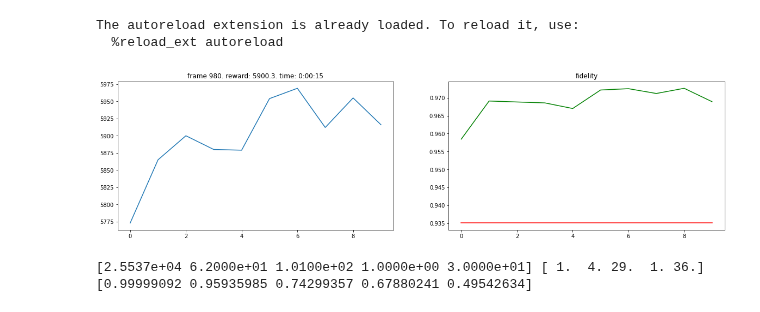
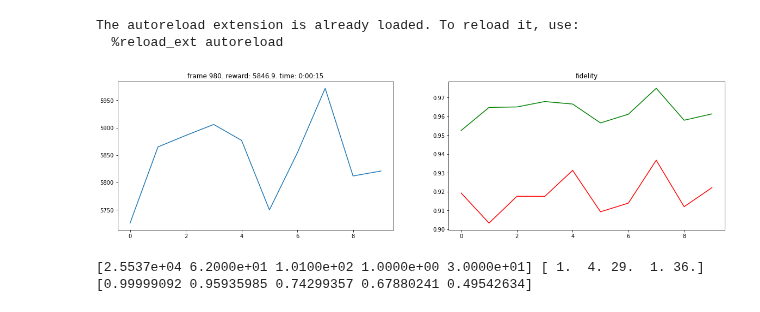
Before and after one commit to farice/SpectatorQubits, a Jupyter notebook: MAB-discrete-v2.ipynb, the cells around one changed output. Drawn from its saved outputs; the diff is of its cells as text; code cells hidden in the pictures.

```diff
--- a/MAB-discrete-v2.ipynb
+++ b/MAB-discrete-v2.ipynb
@@ -188,36 +188,36 @@ for frame_idx in range(1, MAX_FRAMES + 1):
     # print("reward: ", reward)
     observation = None if done else observation
 
     # generally, in RL we would consider r(s | s', a)
     # given a state transition s' -> s due to action a
     # for now, we are only interested in r(s', a)
     ts.update(actions, reward, prev_observation)
     # print(ts.contexts[0].S, ts.contexts[0].F)
     # print(ts.contexts[1].S, ts.contexts[1].F)
     episode_reward += np.sum(reward)
 
     for x, y in info:
         episode_fidelity.append(x)
         control_fidelity.append(y)
     if done:
-    # new_error_samples = np.random.normal(0, np.pi / 4, M)
-    # env.set_error_samples(new_error_samples)
+        new_error_samples = np.random.normal(0, np.pi / 4, M)
+        env.set_error_samples(new_error_samples)
         print(done)
         observation = env.reset()
         ts.save_reward(episode_reward)
         ts.save_fidelity(np.mean(episode_fidelity))
         ts.save_control_fidelity(np.mean(control_fidelity))
         episode_reward = 0
         episode_fidelity = []
         control_fidelity = []
 
         # plot grouped by episode
         plot(frame_idx, ts.rewards, ts.fidelity, ts.control_fidelity,
     timedelta(seconds=int(timer()-start)))
 
 env.close()
 # %% [output]
-[figure, old version]
+[figure, new version]
 # %%
 print(ts.contexts[0].S, ts.contexts[0].F)
 print(ts.contexts[0].reward_posterior_samples)
```
Also changed, not shown: 1 other file.
